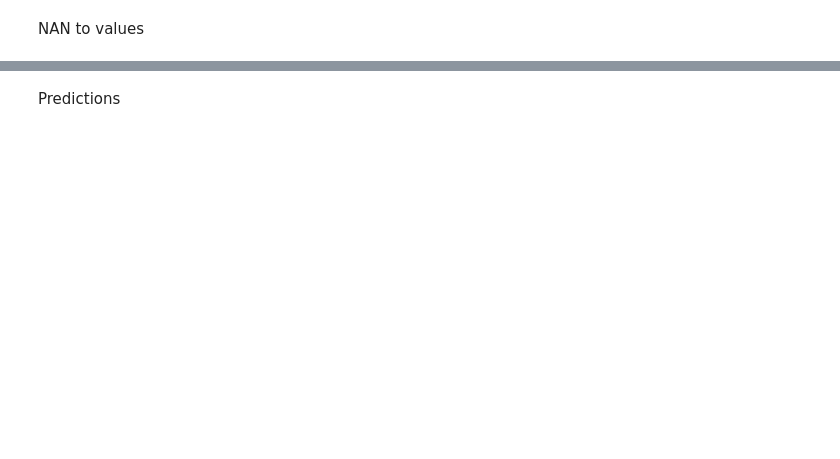
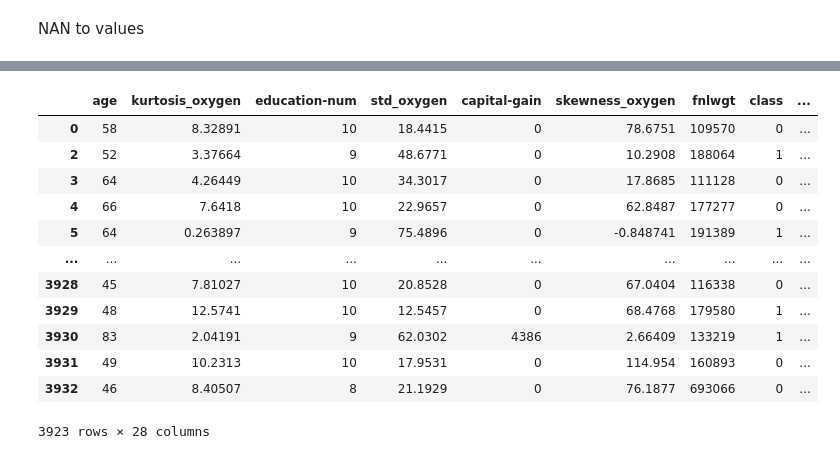
Before and after one commit to kripso/IAU_Project, a Jupyter notebook: Predspracovanie2.ipynb, the cells around one changed output, grey strips where cells are left out. Cells and saved outputs as stored; diff of their text form; code cells hidden in the pictures; blank space fills up the shorter version.

```diff
--- a/Predspracovanie2.ipynb
+++ b/Predspracovanie2.ipynb
@@ -76,20 +175,29 @@ print(categorical_features.tolist())
 # %%
 num = Pipeline(steps=[('imputer', SimpleImputer(missing_values=np.nan,strategy='median'))])
 cat = Pipeline(steps=[('imputer', SimpleImputer(missing_values=np.nan,strategy='most_frequent'))])
 full = ColumnTransformer(
     transformers=[
         ('num',  num, numeric_features),
         ('cat', cat, categorical_features)])
 
-columns = numeric_features.tolist() + categorical_features.tolist()
-dtype = {}
-for column in columns:
-    dtype[column]=(test.dtypes.to_dict()[column])
-
-test2 = pd.DataFrame(full.fit_transform(test), columns=columns,index=test.index).astype(dtype)
-test2.dtypes
+# print(pd.DataFrame(full.fit_transform(test), columns=numeric_features.tolist() + categorical_features.tolist(),index=test.index))
+test2 = pd.DataFrame(full.fit_transform(test), columns=numeric_features.tolist() + categorical_features.tolist(),index=test.index)
+test2[test2.isnull().any(axis=1)]
+test2
+# %% [output]
+|  | age | kurtosis_oxygen | education-num | std_oxygen | capital-gain | skewness_oxygen | fnlwgt | class | ... |
+| 0 | 58 | 8.32891 | 10 | 18.4415 | 0 | 78.6751 | 109570 | 0 | ... |
+| 2 | 52 | 3.37664 | 9 | 48.6771 | 0 | 10.2908 | 188064 | 1 | ... |
+| 3 | 64 | 4.26449 | 10 | 34.3017 | 0 | 17.8685 | 111128 | 0 | ... |
+| 4 | 66 | 7.6418 | 10 | 22.9657 | 0 | 62.8487 | 177277 | 0 | ... |
+| 5 | 64 | 0.263897 | 9 | 75.4896 | 0 | -0.848741 | 191389 | 1 | ... |
+| ... | ... | ... | ... | ... | ... | ... | ... | ... | ... |
+| 3928 | 45 | 7.81027 | 10 | 20.8528 | 0 | 67.0404 | 116338 | 0 | ... |
+| 3929 | 48 | 12.5741 | 10 | 12.5457 | 0 | 68.4768 | 179580 | 1 | ... |
+| 3930 | 83 | 2.04191 | 9 | 62.0302 | 4386 | 2.66409 | 133219 | 1 | ... |
+| 3931 | 49 | 10.2313 | 10 | 17.9531 | 0 | 114.954 | 160893 | 0 | ... |
+| 3932 | 46 | 8.40507 | 8 | 21.1929 | 0 | 76.1877 | 693066 | 0 | ... |
+3923 rows × 28 columns
-# %% [markdown]
-Predictions
 # %%
 test3 = usefull_dataset
 test3 = test[test['class'].isnull()==False]
```
Also changed, not shown: parts of 15 cells of this notebook, 6 other files.
